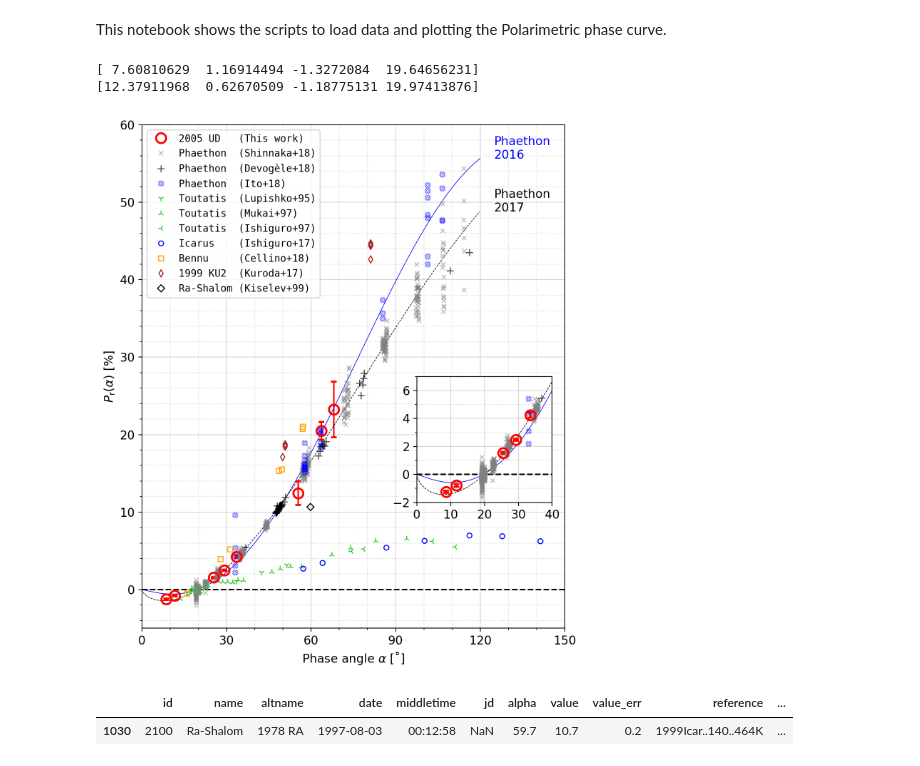
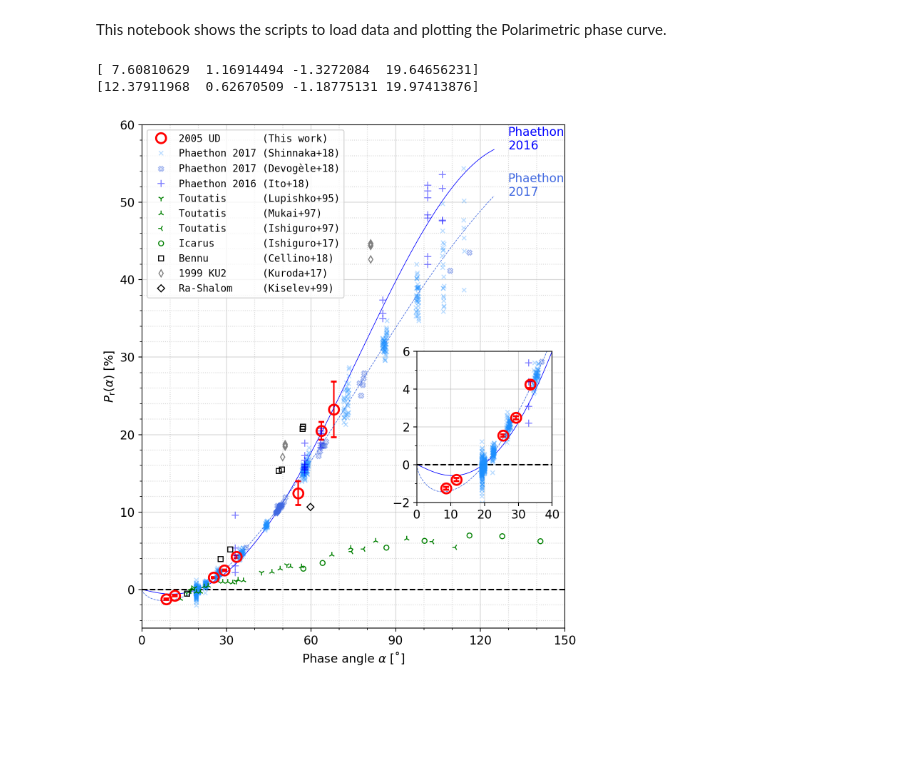
Before and after one commit to ysBach/IshiguroM_etal_155140_2005UD, a Jupyter notebook: polarimetry/Phase_Curve.ipynb, the cells around one changed output. Drawn from its saved outputs; the diff is of its cells as text; code cells hidden in the pictures; blank space fills up the shorter version.

Commit message:
add phase curve plotting notebook

```diff
--- a/polarimetry/Phase_Curve.ipynb
+++ b/polarimetry/Phase_Curve.ipynb
@@ -33,6 +33,7 @@ uddata = StringIO('''alpha value value_err
 
 uddata = pd.read_csv(uddata, sep=' ')
 DATADIR = Path("../data")
+FIGDIR = Path("figs")
 # %%
 # We need to do it in a separate cell. See:
 # https://github.com/jupyter/notebook/issues/3385
@@ -49,29 +50,32 @@ phae_2017 = pol.loc[(pol['id'] == 3200)
                    &(pol['reference'].isin(["2018ApJ...864L..33S", "2018MNRAS.479.3498D"]))]
 # %%
 kws = {
-    "2018ApJ...864L..33S": dict(label="Phaethon  (Shinnaka+18)", marker='x', mfc='none', ms=4, color='gray', alpha=0.5),
-    "2018MNRAS.479.3498D": dict(label="Phaethon  (Devogèle+18)", marker='+', mfc='none', ms=7, color='k', alpha=0.7),
-    "2018NatCo...9.2486I": dict(label="Phaethon  (Ito+18)"     , marker='X', mfc='none', ms=5, color='b', alpha=0.5),
-    "1995Icar..113..200L": dict(label="Toutatis  (Lupishko+95)", marker='1', mfc='none', ms=6, color='limegreen'),
-    "1997Icar..127..452M": dict(label="Toutatis  (Mukai+97)"   , marker='2', mfc='none', ms=6, color='limegreen'),
-    "1997PASJ...49L..31I": dict(label="Toutatis  (Ishiguro+97)", marker='3', mfc='none', ms=6, color='limegreen'),
-    "2017AJ....154..180I": dict(label="Icarus    (Ishiguro+17)", marker='o', mfc='none', ms=5, color='b'),
-    "2018MNRAS.481L..49C": dict(label="Bennu     (Cellino+18)" , marker='s', mfc='none', ms=5, color='orange'),
-    "2018A&A...611A..31K": dict(label="1999 KU2  (Kuroda+17)"  , marker='d', mfc='none', ms=5, color='brown'),
-    "1999Icar..140..464K": dict(label="Ra-Shalom (Kiselev+99)" , marker='D', mfc='none', ms=5, color='k'),
+# B-type
+    "2018ApJ...864L..33S": dict(label="Phaethon 2017 (Shinnaka+18)", marker='x', mfc='none', ms=4, color='dodgerblue', alpha=0.3),
+    "2018MNRAS.479.3498D": dict(label="Phaethon 2017 (Devogèle+18)", marker='X', mfc='none', ms=5, color='royalblue', alpha=0.5),
+    "2018NatCo...9.2486I": dict(label="Phaethon 2016 (Ito+18)"     , marker='+', mfc='none', ms=7, color='b', alpha=0.5),
+# S-types
+    "1995Icar..113..200L": dict(label="Toutatis      (Lupishko+95)", marker='1', mfc='none', ms=6, color='g'),
+    "1997Icar..127..452M": dict(label="Toutatis      (Mukai+97)"   , marker='2', mfc='none', ms=6, color='g'),
+    "1997PASJ...49L..31I": dict(label="Toutatis      (Ishiguro+97)", marker='3', mfc='none', ms=6, color='g'),
+    "2017AJ....154..180I": dict(label="Icarus        (Ishiguro+17)", marker='o', mfc='none', ms=5, color='g'),
+# C-types
+    "2018MNRAS.481L..49C": dict(label="Bennu         (Cellino+18)" , marker='s', mfc='none', ms=5, color='k'),
+    "2018A&A...611A..31K": dict(label="1999 KU2      (Kuroda+17)"  , marker='d', mfc='none', ms=5, color='gray'),
+    "1999Icar..140..464K": dict(label="Ra-Shalom     (Kiselev+99)" , marker='D', mfc='none', ms=5, color='k'),
 }
 
 udkw = dict(marker='o', color='r', mfc='none', ms=10, mew=2, ls='', capsize=3, alpha=1)
 udplot = dict(x=uddata.alpha, y=uddata.value, yerr=uddata.value_err)
 errbfmt = dict(ls='', capsize=1, elinewidth=0.5)
-alpha_plot = np.arange(0, 120, 0.1)
+alpha_plot = np.arange(0, 125, 0.1)
 
 fig, axs = plt.subplots(1, 1, figsize=(7, 8),
                         sharex=False, sharey=False, gridspec_kw=None)
 ax0 = axs
-axi = ax0.inset_axes([0.65, 0.25, 0.32, 0.25])
+axi = ax0.inset_axes([0.65, 0.25, 0.32, 0.30])
 
-ax0.errorbar(np.nan, np.nan, **udkw, label="2005 UD   (This work)")
+ax0.errorbar(np.nan, np.nan, **udkw, label="2005 UD       (This work)")
 
 for ref, kw in kws.items():
     g = polg.get_group(ref)
@@ -81,7 +85,7 @@ for ref, kw in kws.items():
         axi.errorbar(g.alpha, g.value, #g.value_err,
                      **errbfmt, **kws[ref])
 
-for phae, ls, c, y in zip([phae_2016, phae_2017], ['-', '--'], ['b', 'k'], ['2016', '2017']):
+for phae, ls, c, y in zip([phae_2016, phae_2017], ['-', '--'], ['b', 'royalblue'], ['2016', '2017']):
     popt, _ = curve_fit(trigp, phae.alpha, phae.value,
                         p0=(1, 1, 1, 20),
 #                         bounds=((0, 0, 0, 5),
@@ -99,37 +103,33 @@ axi.axhline(0, linestyle='--', color='k')
 
 ax0.legend(prop={'family': 'monospace', 'size': 10})
 # ax0.legend()
 ax0.set(
     xlim=(0, 150),
     ylim=(-5, 60),
     xlabel=r"Phase angle $\alpha$ [˚]",
     ylabel=r"$P_\mathrm{r}(\alpha)$ [%]"
 )
 
 axi.set(
     xlim=(0, 40),
-    ylim=(-2, 7),
+    ylim=(-2, 6),
 #     xlabel=r"Phase angle $\alpha$ [˚]",
 #     ylabel=r"$P_\mathrm{r}(\alpha)$ [%]"
 )
 # ax0.indicate_inset_zoom(axi)
 
 yvu.linticker([ax0, axi],
               xmajlockws=[30, 10],
               xminlockws=[10, None],
               ymajlockws=[10, 2],
               yminlockws=[2, 1])
 
 plt.tight_layout()
 fig.align_ylabels(axs)
 fig.align_xlabels(axs)
+plt.savefig(FIGDIR/"phasecurve.pdf")
 plt.show()
 # %% [output]
 [ 7.60810629  1.16914494 -1.3272084  19.64656231]
 [12.37911968  0.62670509 -1.18775131 19.97413876]
-[figure, old version]
+[figure, new version]
-# %%
-g
-# %% [output]
-|  | id | name | altname | date | middletime | jd | alpha | value | value_err | reference | ... |
-| 1030 | 2100 | Ra-Shalom | 1978 RA | 1997-08-03 | 00:12:58 | NaN | 59.7 | 10.7 | 0.2 | 1999Icar..140..464K | ... |
```
Also changed, not shown: 1 other file.
